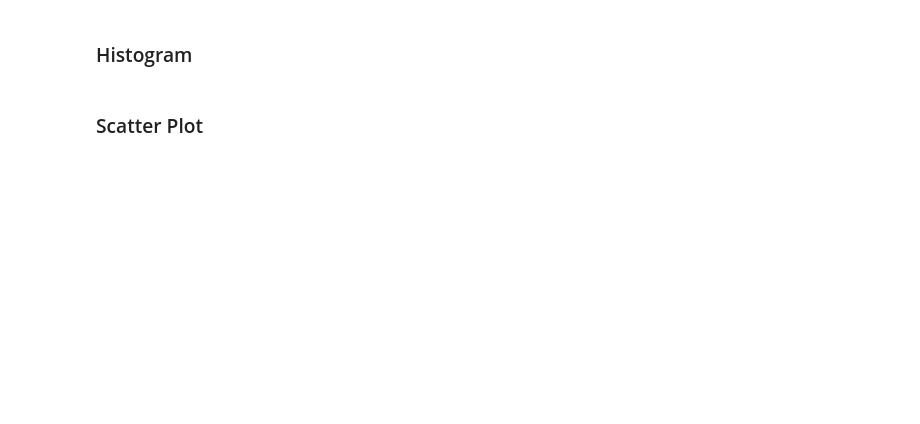
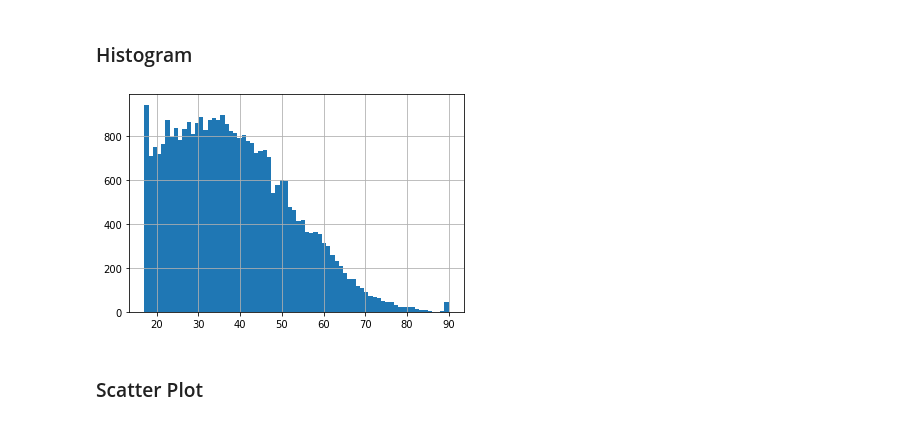
Before and after one commit to CJRicciardi/DS-Unit-1-Sprint-1-Data-Wrangling-and-Storytelling, a Jupyter notebook: module1-exploratory-data-analysis/LS_DS_111_Exploratory_Data_Analysis.ipynb, the cells around one changed output. Cells and saved outputs as stored; diff of their text form; code cells hidden in the pictures; blank space fills up the shorter version.

```diff
--- a/module1-exploratory-data-analysis/LS_DS_111_Exploratory_Data_Analysis.ipynb
+++ b/module1-exploratory-data-analysis/LS_DS_111_Exploratory_Data_Analysis.ipynb
@@ -234,4 +541,8 @@ Why might it be important for us to be able to visualize how our data is distrib
 # %% [markdown]
 ### Histogram
+# %%
+df['age'].hist(bins=72);
+# %% [output]
+[figure, added]
 # %% [markdown]
 ### Scatter Plot
```
Also changed, not shown: parts of 34 cells of this notebook, 13 other files.
